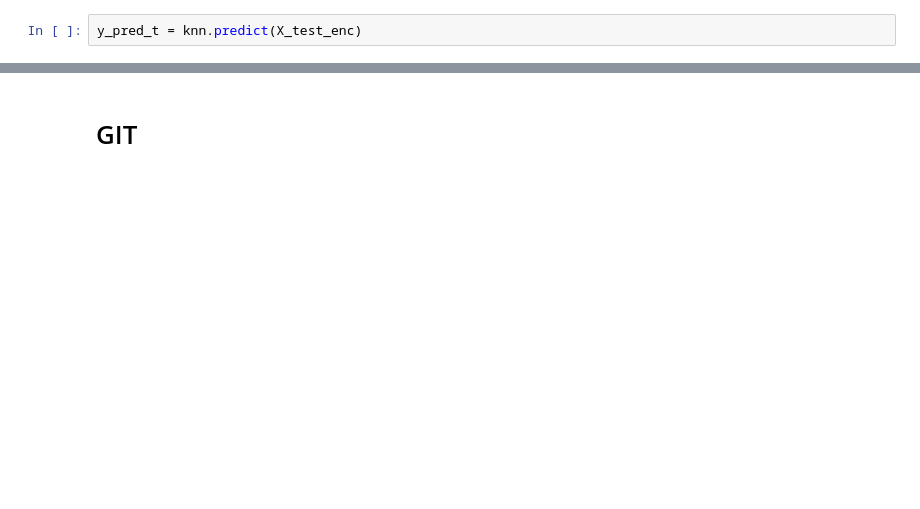
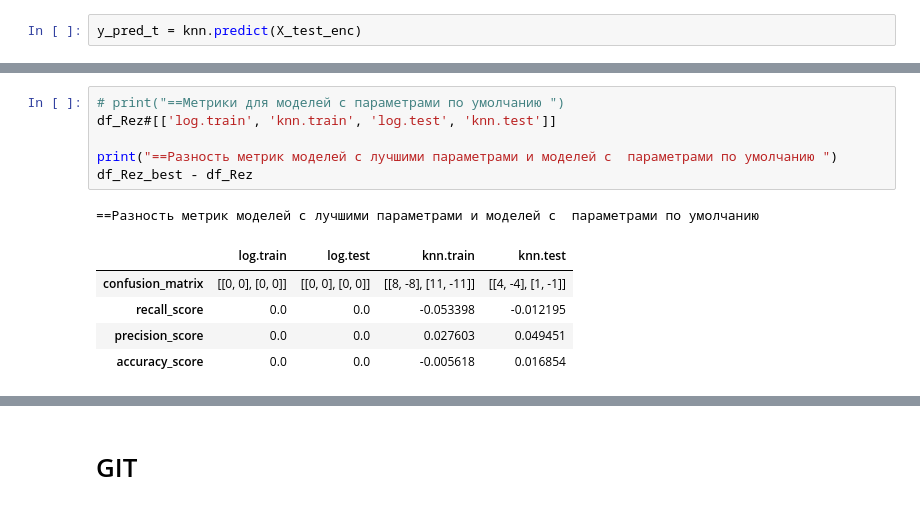
Before and after one commit to IgorDat/5_1_ML, a Jupyter notebook: ml-4_1.ipynb, the cells around one changed output, grey strips where cells are left out. Saved outputs shown, nothing was run; the diff lists cells and outputs as text; blank space fills up the shorter version.

```diff
--- a/ml-4_1.ipynb
+++ b/ml-4_1.ipynb
@@ -363,0 +712,13 @@ accuracy_score:
+# %%
+# print("==Метрики для моделей с параметрами по умолчанию ")
+df_Rez#[['log.train', 'knn.train', 'log.test', 'knn.test']]
+
+print("==Разность метрик моделей с лучшими параметрами и моделей с  параметрами по умолчанию ")
+df_Rez_best - df_Rez
+# %% [output]
+==Разность метрик моделей с лучшими параметрами и моделей с  параметрами по умолчанию
+|  | log.train | log.test | knn.train | knn.test |
+| confusion_matrix | [[0, 0], [0, 0]] | [[0, 0], [0, 0]] | [[8, -8], [11, -11]] | [[4, -4], [1, -1]] |
+| recall_score | 0.0 | 0.0 | -0.053398 | -0.012195 |
+| precision_score | 0.0 | 0.0 | 0.027603 | 0.049451 |
+| accuracy_score | 0.0 | 0.0 | -0.005618 | 0.016854 |
```
Also changed, not shown: parts of 40 cells of this notebook.
